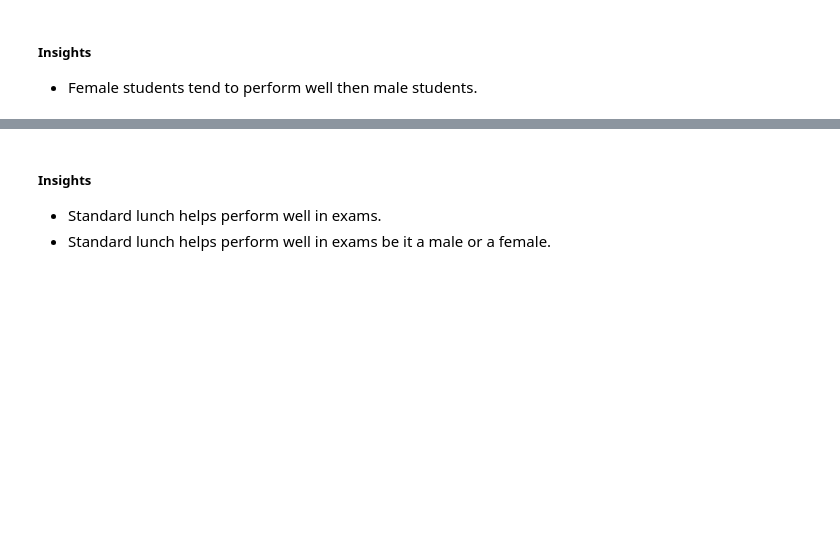
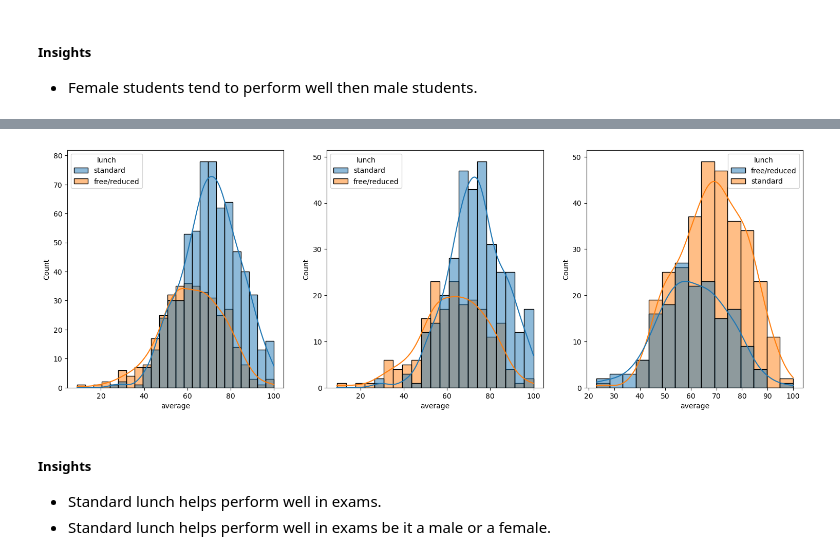
Before and after one commit to adebolarahman/End2EndML-, a Jupyter notebook: notebook/1 . EDA STUDENT PERFORMANCE .ipynb, the cells around one changed output, grey strips where cells are left out. Saved outputs shown, nothing was run; the diff lists cells and outputs as text; code cells hidden in the pictures; blank space fills up the shorter version.

```diff
--- a/notebook/1 . EDA STUDENT PERFORMANCE .ipynb
+++ b/notebook/1 . EDA STUDENT PERFORMANCE .ipynb
@@ -314,3 +385,7 @@ plt.show()
+# %%
+GenderPerformance(df,'lunch').plot_histogram()
+# %% [output]
+[figure, added]
 # %% [markdown]
 #####  Insights
 - Standard lunch helps perform well in exams.
```
Also changed, not shown: parts of 45 cells of this notebook.
